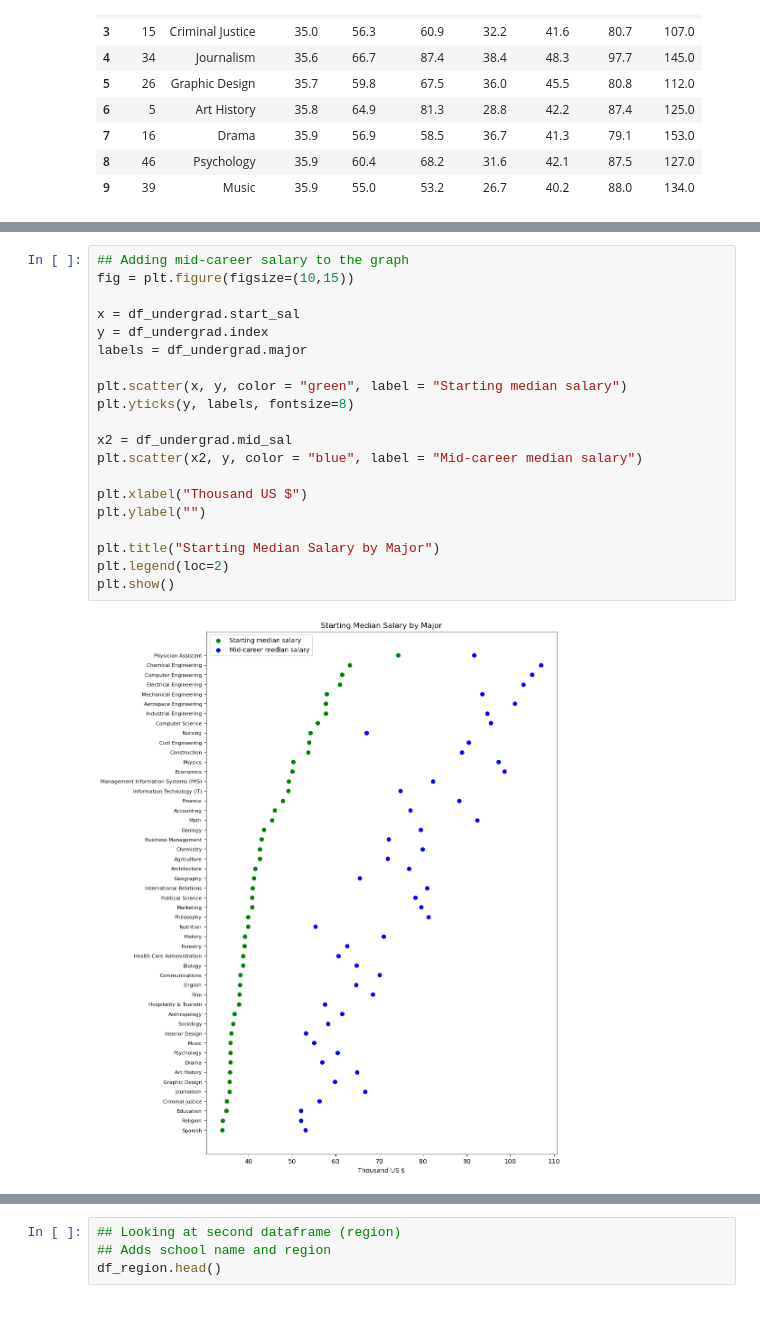
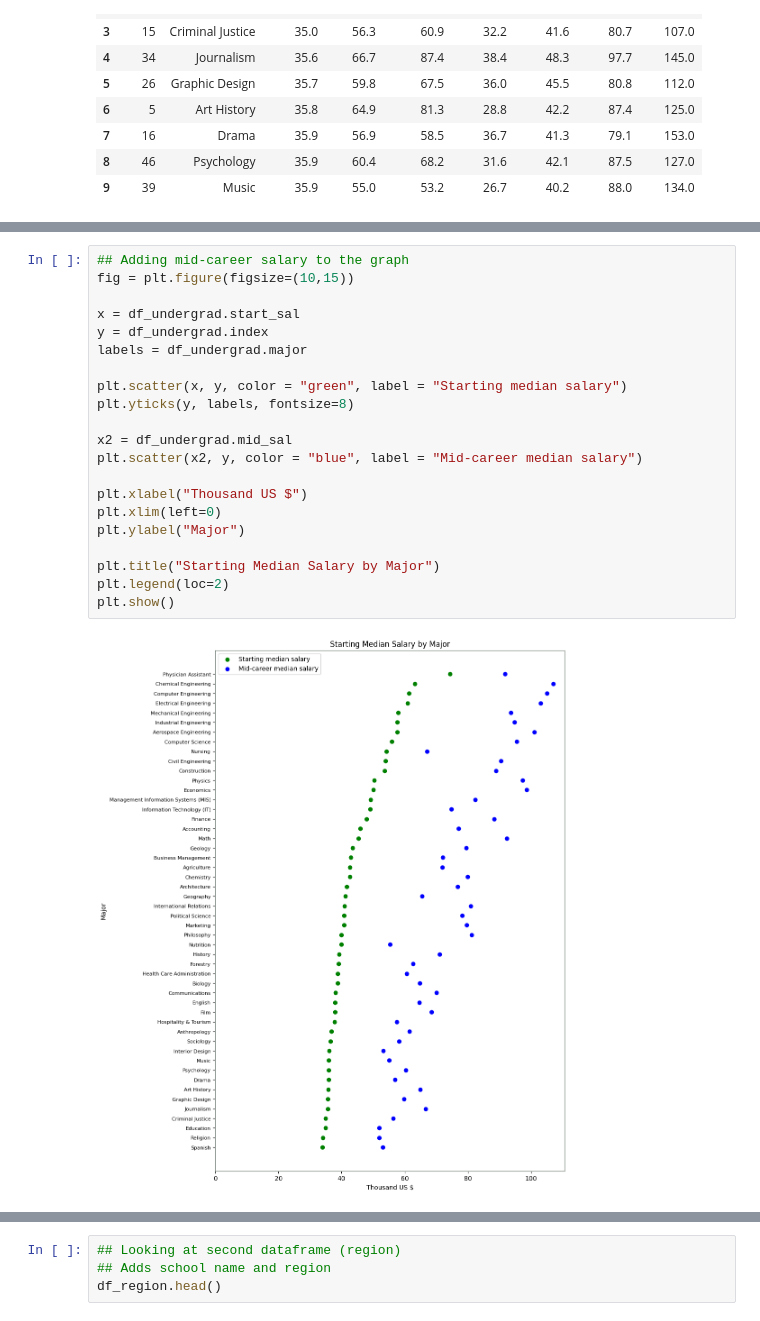
Before and after one commit to PietroGolfeto/College_Salaries, a Jupyter notebook: college_salaries.ipynb, the cells around one changed output, grey strips where cells are left out. Cells and saved outputs as stored; diff of their text form.

```diff
--- a/college_salaries.ipynb
+++ b/college_salaries.ipynb
@@ -252,25 +246,26 @@ plt.show()
 # %%
 ## Adding mid-career salary to the graph
 fig = plt.figure(figsize=(10,15))
 
 x = df_undergrad.start_sal
 y = df_undergrad.index
 labels = df_undergrad.major
 
 plt.scatter(x, y, color = "green", label = "Starting median salary")
 plt.yticks(y, labels, fontsize=8)
 
 x2 = df_undergrad.mid_sal
 plt.scatter(x2, y, color = "blue", label = "Mid-career median salary")
 
 plt.xlabel("Thousand US $")
-plt.ylabel("")
+plt.xlim(left=0)
+plt.ylabel("Major")
 
 plt.title("Starting Median Salary by Major")
 plt.legend(loc=2)
 plt.show()
 # %% [output]
-[figure, old version]
+[figure, new version]
 # %%
 ## Sorting by mid-career median salary
 
```
Also changed, not shown: parts of 31 cells of this notebook.
